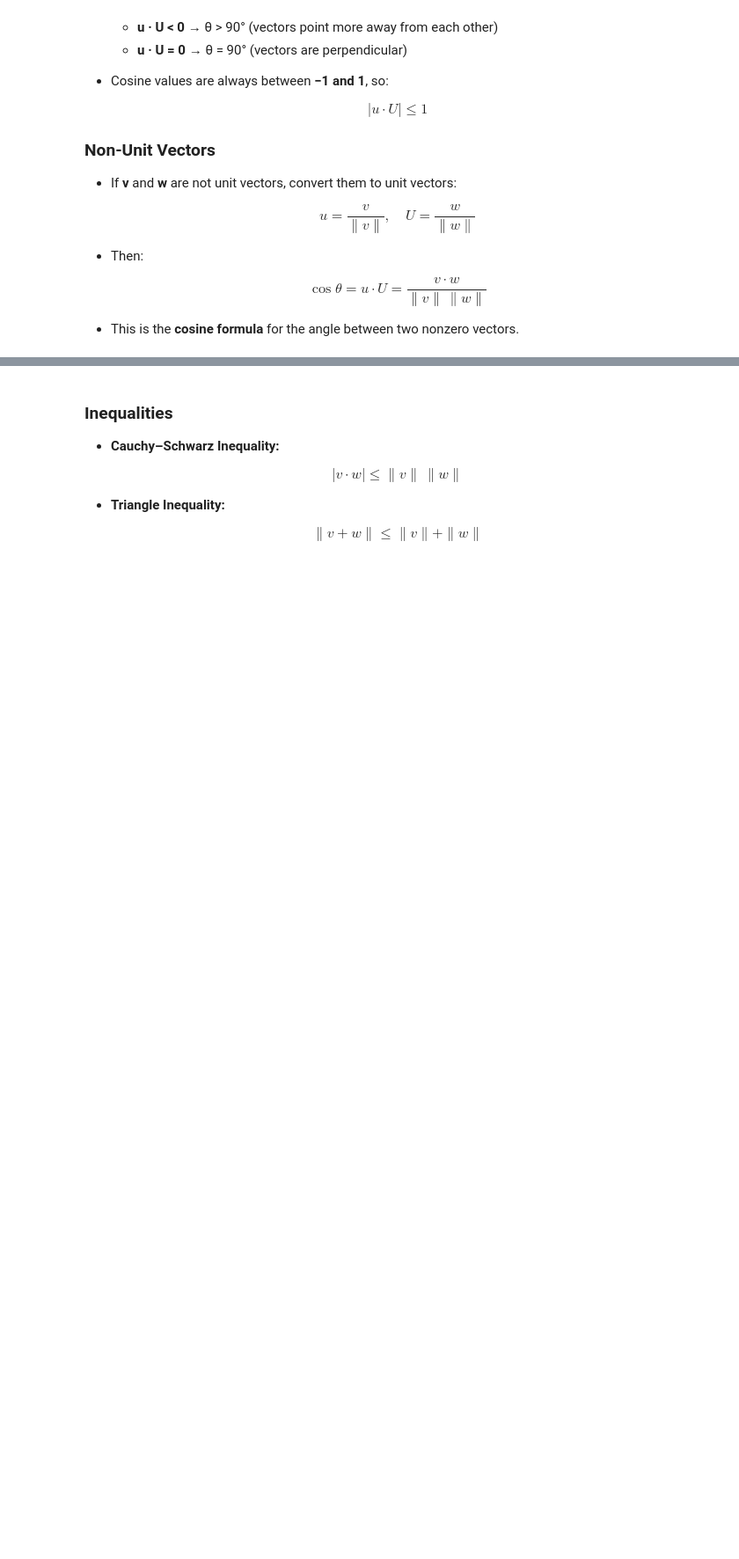
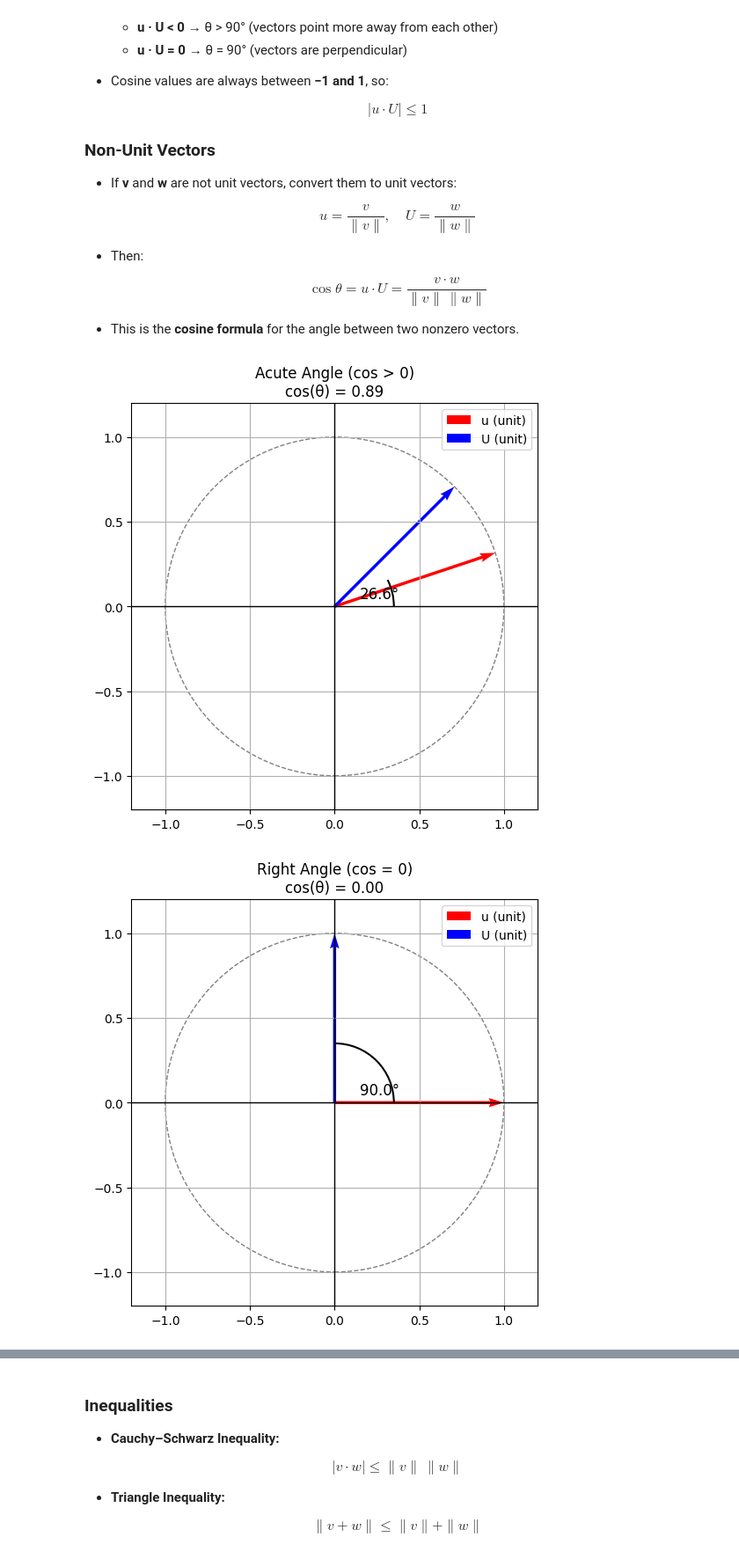
Before and after one commit to kiyoNdux/one-month-ml-sprint, a Jupyter notebook: week_1/day_1/1.2_lengths_and_dot_products.ipynb, the cells around one changed output, grey strips where cells are left out. Shown: that part at 88% size. Saved outputs shown, nothing was run; the diff lists cells and outputs as text; code cells hidden in the pictures; blank space fills up the shorter version.

```diff
--- a/week_1/day_1/1.2_lengths_and_dot_products.ipynb
+++ b/week_1/day_1/1.2_lengths_and_dot_products.ipynb
@@ -158,3 +208,63 @@ $$
 $$
 
 - This is the **cosine formula** for the angle between two nonzero vectors.
+# %%
+import matplotlib.pyplot as plt
+import numpy as np
+
+def plot_unit_vectors(v, w, title=""):
+    # Normalize vectors to unit vectors
+    u = v / np.linalg.norm(v)
+    U = w / np.linalg.norm(w)
+
+    origin = np.array([0, 0])
+
+    plt.figure(figsize=(6,6))
+
+    # Plot unit vectors
+    plt.quiver(*origin, *u, angles='xy', scale_units='xy', scale=1, color='r', label='u (unit)')
+    plt.quiver(*origin, *U, angles='xy', scale_units='xy', scale=1, color='b', label='U (unit)')
+
+    # Compute angle
+    cos_theta = np.dot(u, U)
+    angle = np.degrees(np.arccos(cos_theta))
+
+    # Draw angle arc
+    from matplotlib.patches import Arc
+    arc = Arc((0,0), 0.7, 0.7, theta1=0, theta2=angle, color='k', lw=1.5)
+    plt.gca().add_patch(arc)
+    plt.text(0.15, 0.05, f"{angle:.1f}°", fontsize=12)
+
+    # Plot unit circle for reference
+    circle = plt.Circle((0,0), 1, color='gray', fill=False, linestyle='--')
+    plt.gca().add_patch(circle)
+
+    # Plot settings
+    plt.xlim(-1.2, 1.2)
+    plt.ylim(-1.2, 1.2)
+    plt.grid(True)
+    plt.axhline(0, color='black', lw=1)
+    plt.axvline(0, color='black', lw=1)
+    plt.legend()
+    plt.title(title + f"\ncos(θ) = {cos_theta:.2f}")
+    plt.gca().set_aspect('equal')
+    plt.show()
+
+
+# Acute angle
+v1 = np.array([3, 1])
+w1 = np.array([2, 2])
+plot_unit_vectors(v1, w1, title="Acute Angle (cos > 0)")
+
+# Right angle
+v2 = np.array([1, 0])
+w2 = np.array([0, 1])
+plot_unit_vectors(v2, w2, title="Right Angle (cos = 0)")
+
+# Obtuse angle
+v3 = np.array([1, 0])
+w3 = np.array([-1, 1])
+plot_unit_vectors(v3, w3, title="Obtuse Angle (cos < 0)")
+# %% [output]
+[figure, added]
+[figure, added]
```
Also changed, not shown: parts of 3 cells of this notebook.
